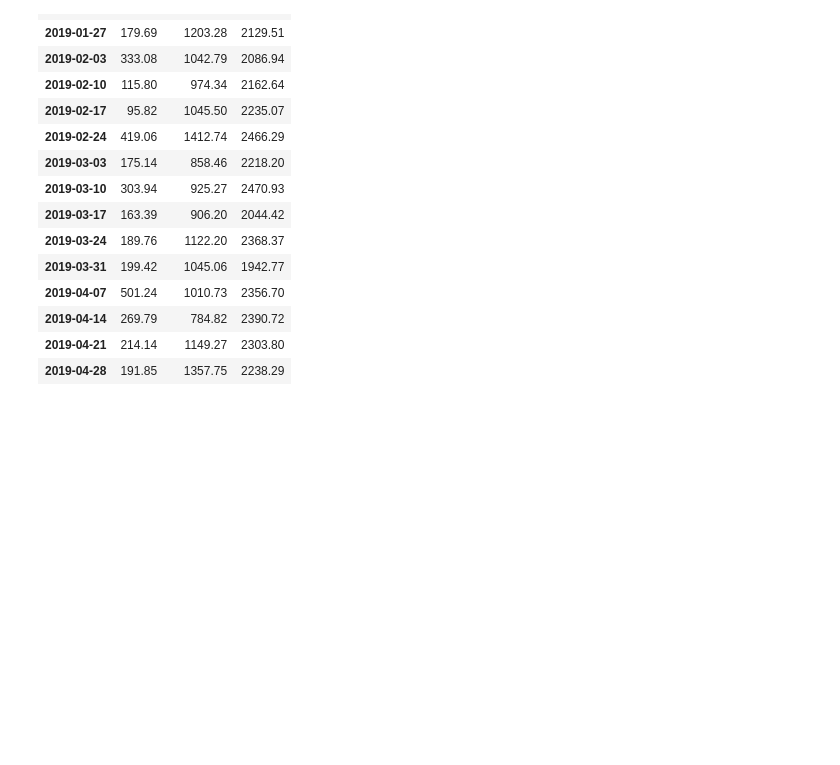
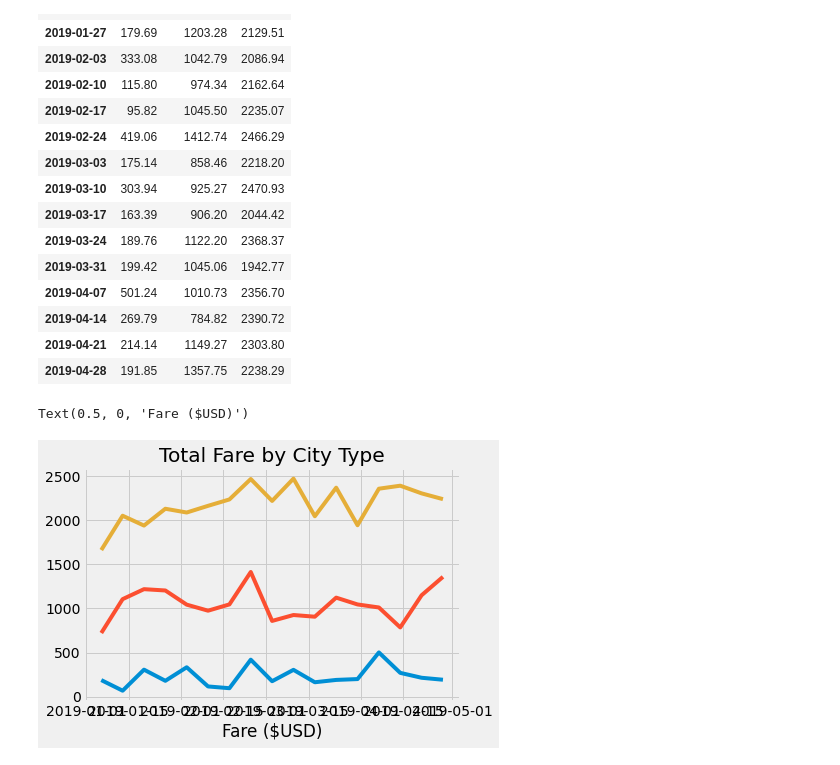
Before and after one commit to ch-wells/PyBer_Analysis, a Jupyter notebook: PyBer_Challenge_starter_code.ipynb, the cells around one changed output. Drawn from its saved outputs; the diff is of its cells as text; code cells hidden in the pictures; blank space fills up the shorter version.

Commit message:
Added chart

```diff
--- a/PyBer_Challenge_starter_code.ipynb
+++ b/PyBer_Challenge_starter_code.ipynb
@@ -232,7 +232,20 @@ fares_by_week_df
 # %%
 # 8. Using the object-oriented interface method, plot the resample DataFrame using the df.plot() function.
 
 # Import the style from Matplotlib.
 from matplotlib import style
 # Use the graph style fivethirtyeight.
 style.use('fivethirtyeight')
+x_axis = fares_by_week_df.index
+y_axis_rural = fares_by_week_df["Rural"]
+y_axis_suburban = fares_by_week_df["Suburban"]
+y_axis_urban = fares_by_week_df["Urban"]
+fig, ax = plt.subplots()
+ax.plot(x_axis, y_axis_rural)
+ax.plot(x_axis, y_axis_suburban)
+ax.plot(x_axis, y_axis_urban)
+ax.set_title("Total Fare by City Type")
+ax.set_xlabel("Fare ($USD)")
+# %% [output]
+Text(0.5, 0, 'Fare ($USD)')
+[figure, added]
```
